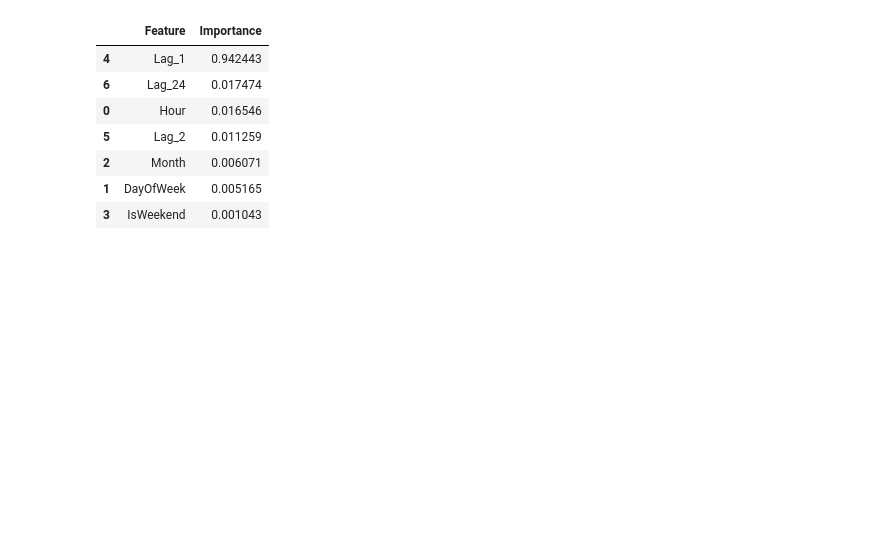
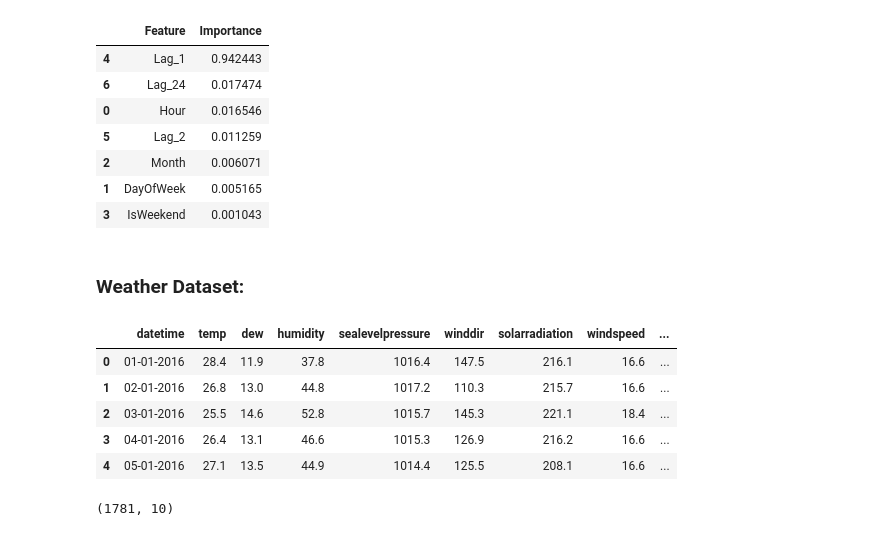
Before and after one commit to Sunita-Gadapa/Uber_project, a Jupyter notebook: Uber_project.ipynb, the cells around one changed output. Cells and saved outputs as stored; diff of their text form; code cells hidden in the pictures; blank space fills up the shorter version.

```diff
--- a/Uber_project.ipynb
+++ b/Uber_project.ipynb
@@ -169,3 +171,20 @@ feature_importance.head(8)
 | 2 | Month | 0.006071 |
 | 1 | DayOfWeek | 0.005165 |
 | 3 | IsWeekend | 0.001043 |
+# %% [markdown]
+### Weather Dataset:
+# %%
+# Weather Dataset:
+weather_data= pd.read_csv(r"C:\Users\hp\Desktop\rainfall.csv")
+weather_data.head()
+# %% [output]
+|  | datetime | temp | dew | humidity | sealevelpressure | winddir | solarradiation | windspeed | ... |
+| 0 | 01-01-2016 | 28.4 | 11.9 | 37.8 | 1016.4 | 147.5 | 216.1 | 16.6 | ... |
+| 1 | 02-01-2016 | 26.8 | 13.0 | 44.8 | 1017.2 | 110.3 | 215.7 | 16.6 | ... |
+| 2 | 03-01-2016 | 25.5 | 14.6 | 52.8 | 1015.7 | 145.3 | 221.1 | 18.4 | ... |
+| 3 | 04-01-2016 | 26.4 | 13.1 | 46.6 | 1015.3 | 126.9 | 216.2 | 16.6 | ... |
+| 4 | 05-01-2016 | 27.1 | 13.5 | 44.9 | 1014.4 | 125.5 | 208.1 | 16.6 | ... |
+# %%
+weather_data.shape
+# %% [output]
+(1781, 10)
```
Also changed, not shown: parts of 30 cells of this notebook.
